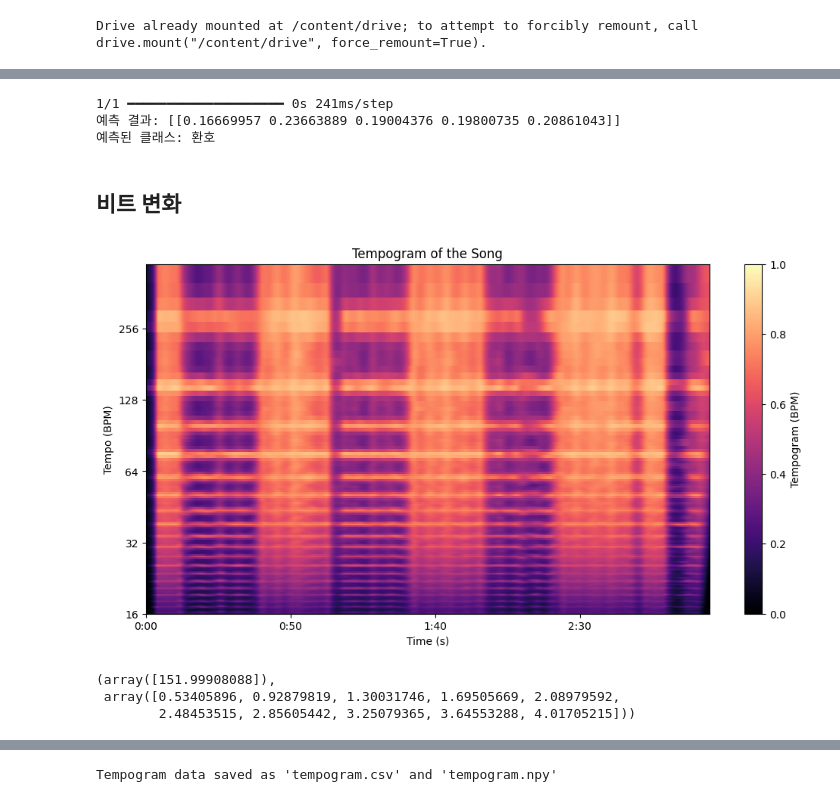
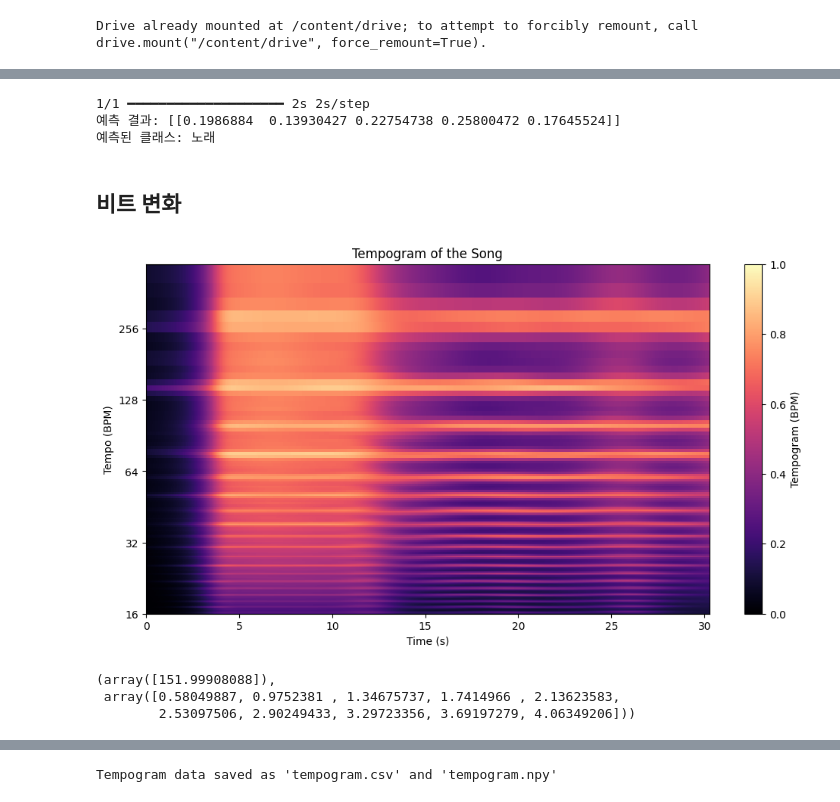
Before and after one commit to SSAFY-D209-WELIGHT/WELIGHT, a Jupyter notebook: default/노진서/템포분석.ipynb, the cells around one changed output, grey strips where cells are left out. Cells and saved outputs as stored; diff of their text form; code cells hidden in the pictures.

```diff
--- a/default/노진서/템포분석.ipynb
+++ b/default/노진서/템포분석.ipynb
@@ -42,7 +42,8 @@ def generate_spectrogram(audio_path):
 # 파일 경로 설정 및 스펙트로그램 생성
 # audio_file = "/content/drive/MyDrive/2학기자율/lawn.mp3"
 # audio_file = "/content/drive/MyDrive/2학기자율/태양물고기-6-윤하.mp3"
-audio_file = "/content/drive/MyDrive/2학기자율/혜성-1-윤하.mp3"
+# audio_file = "/content/drive/MyDrive/2학기자율/혜성-1-윤하.mp3"
+audio_file = "/content/drive/MyDrive/2학기자율/혜성-1-윤하_[cut_3sec].mp3"
 spectrogram = generate_spectrogram(audio_file)
 spectrogram = np.expand_dims(spectrogram, axis=0)
 
@@ -72,44 +73,45 @@ classes = ['박수', '환호', '박수+환호', '노래', '그 외']
 print("예측 결과:", predictions)
 print("예측된 클래스:", classes[predicted_class[0]])
 # %% [output]
-1/1 ━━━━━━━━━━━━━━━━━━━━ 0s 241ms/step
-예측 결과: [[0.16669957 0.23663889 0.19004376 0.19800735 0.20861043]]
-예측된 클래스: 환호
+1/1 ━━━━━━━━━━━━━━━━━━━━ 2s 2s/step
+예측 결과: [[0.1986884  0.13930427 0.22754738 0.25800472 0.17645524]]
+예측된 클래스: 노래
 # %% [markdown]
 ## 비트 변화
 # %%
 # Load the audio file and analyze the tempo over time to check for tempo changes.
 import librosa
 import numpy as np
 import matplotlib.pyplot as plt
 
 # Load the audio file
 # audio_path = '/content/drive/MyDrive/2학기자율/태양물고기-6-윤하.mp3'
-audio_path = "/content/drive/MyDrive/2학기자율/혜성-1-윤하.mp3"
+# audio_path = "/content/drive/MyDrive/2학기자율/혜성-1-윤하.mp3"
+audio_path = "/content/drive/MyDrive/2학기자율/혜성-1-윤하_[cut_30sec].mp3"
 y, sr = librosa.load(audio_path)
 
 # Calculate tempo and beats
 onset_env = librosa.onset.onset_strength(y=y, sr=sr)
 tempo, beats = librosa.beat.beat_track(onset_envelope=onset_env, sr=sr)
 
 # Convert beat frames to time
 beat_times = librosa.frames_to_time(beats, sr=sr)
 
 # Calculate tempogram to analyze tempo changes over time
 tempogram = librosa.feature.tempogram(onset_envelope=onset_env, sr=sr)
 
 # Display the tempogram
 plt.figure(figsize=(12, 6))
 librosa.display.specshow(tempogram, sr=sr, x_axis='time', y_axis='tempo', cmap='magma')
 plt.colorbar(label='Tempogram (BPM)')
 plt.title('Tempogram of the Song')
 plt.xlabel('Time (s)')
 plt.ylabel('Tempo (BPM)')
 plt.show()
 
 tempo, beat_times[:10]  # Show the initial tempo and first few beat times for reference
 # %% [output]
-[figure, old version]
+[figure, new version]
 (array([151.99908088]),
- array([0.53405896, 0.92879819, 1.30031746, 1.69505669, 2.08979592,
-        2.48453515, 2.85605442, 3.25079365, 3.64553288, 4.01705215]))
+ array([0.58049887, 0.9752381 , 1.34675737, 1.7414966 , 2.13623583,
+        2.53097506, 2.90249433, 3.29723356, 3.69197279, 4.06349206]))
```
Also changed, not shown: parts of 5 cells of this notebook.
